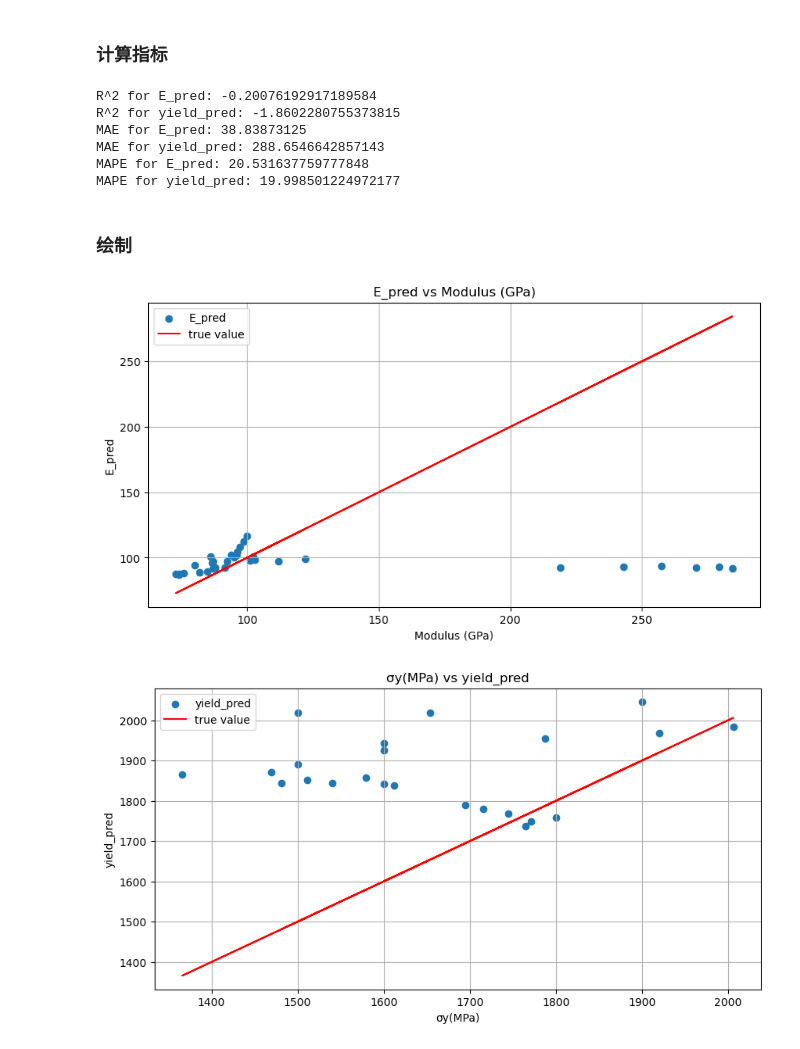
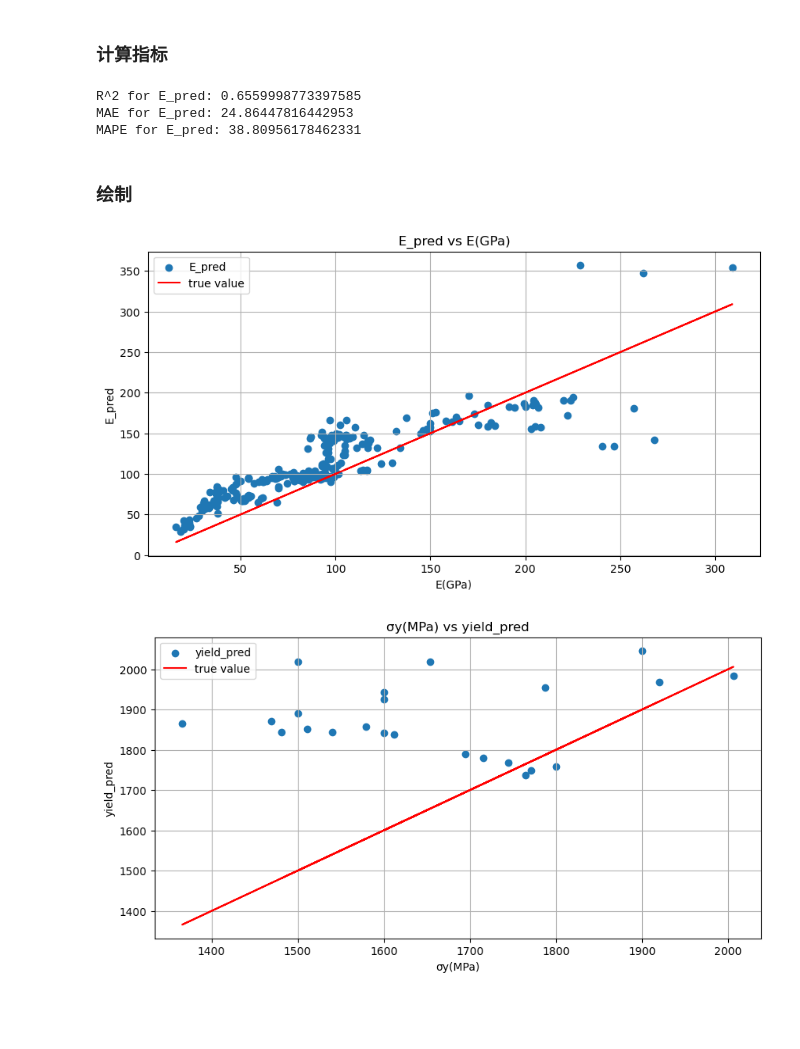
Before and after one commit to yuyouyu32/BMG_Data_SHU, a Jupyter notebook: Young's modulus pred.ipynb, the cells around one changed output. Saved outputs shown, nothing was run; the diff lists cells and outputs as text; code cells hidden in the pictures; blank space fills up the shorter version.

```diff
--- a/Young's modulus pred.ipynb
+++ b/Young's modulus pred.ipynb
@@ -75,32 +65,29 @@ data_o['yield_pred'] = (data_o['E_pred']/ 50 )* 1000
 def mean_absolute_percentage_error(y_true, y_pred):
     return np.mean(np.abs((y_true - y_pred) / y_true)) * 100
 # %%
-data_o_filtered_e = data_o.dropna(subset=['E_pred', 'Modulus (GPa)'])
-data_o_filtered_yield = data_o.dropna(subset=['yield_pred', 'σy(MPa)'])
+data_o_filtered_e = data_o.dropna(subset=['E_pred', 'E(GPa)'])
+# data_o_filtered_yield = data_o.dropna(subset=['yield_pred', 'σy(MPa)'])
 
 # R^2
-r2_e_pred = r2_score(data_o_filtered_e['Modulus (GPa)'], data_o_filtered_e['E_pred'])
-r2_yield_pred = r2_score(data_o_filtered_yield['σy(MPa)'], data_o_filtered_yield['yield_pred'])
+r2_e_pred = r2_score(data_o_filtered_e['E(GPa)'], data_o_filtered_e['E_pred'])
+# r2_yield_pred = r2_score(data_o_filtered_yield['σy(MPa)'], data_o_filtered_yield['yield_pred'])
 
-# MSE
-mse_e_pred = mean_absolute_error(data_o_filtered_e['Modulus (GPa)'], data_o_filtered_e['E_pred'])
-mse_yield_pred = mean_absolute_error(data_o_filtered_yield['σy(MPa)'], data_o_filtered_yield['yield_pred'])
+# MAE
+mae_e_pred = mean_absolute_error(data_o_filtered_e['E(GPa)'], data_o_filtered_e['E_pred'])
+# mse_yield_pred = mean_absolute_error(data_o_filtered_yield['σy(MPa)'], data_o_filtered_yield['yield_pred'])
 # MAPE
-mape_e_pred = mean_absolute_percentage_error(data_o_filtered_e['Modulus (GPa)'], data_o_filtered_e['E_pred'])
-mape_yield_pred = mean_absolute_percentage_error(data_o_filtered_yield['σy(MPa)'], data_o_filtered_yield['yield_pred'])
+mape_e_pred = mean_absolute_percentage_error(data_o_filtered_e['E(GPa)'], data_o_filtered_e['E_pred'])
+# mape_yield_pred = mean_absolute_percentage_error(data_o_filtered_yield['σy(MPa)'], data_o_filtered_yield['yield_pred'])
 
 print('R^2 for E_pred:', r2_e_pred)
-print('R^2 for yield_pred:', r2_yield_pred)
+# print('R^2 for yield_pred:', r2_yield_pred)
 
-print('MAE for E_pred:', mse_e_pred)
-print('MAE for yield_pred:', mse_yield_pred)
+print('MAE for E_pred:', mae_e_pred)
+# print('MAE for yield_pred:', mse_yield_pred)
 
 print('MAPE for E_pred:', mape_e_pred)
-print('MAPE for yield_pred:', mape_yield_pred)
+# print('MAPE for yield_pred:', mape_yield_pred)
 # %% [output]
-R^2 for E_pred: -0.20076192917189584
-R^2 for yield_pred: -1.8602280755373815
-MAE for E_pred: 38.83873125
-MAE for yield_pred: 288.6546642857143
-MAPE for E_pred: 20.531637759777848
-MAPE for yield_pred: 19.998501224972177
+R^2 for E_pred: 0.6559998773397585
+MAE for E_pred: 24.86447816442953
+MAPE for E_pred: 38.80956178462331
@@ -109,21 +98,21 @@ MAPE for yield_pred: 19.998501224972177
 # %%
 import matplotlib.pyplot as plt
 import pandas as pd
-data_o = pd.read_excel("./first_process/data_processed.xlsx")
+data_o = pd.read_excel("./Wang's Data/data_processed.xlsx")
 # %%
-data_o_filtered_e = data_o.dropna(subset=['E_pred', 'Modulus (GPa)'])
+data_o_filtered_e = data_o.dropna(subset=['E_pred', 'E(GPa)'])
 
 plt.figure(figsize=(10, 5))
-plt.scatter(data_o_filtered_e['Modulus (GPa)'], data_o_filtered_e['E_pred'], label='E_pred', marker='o')
-plt.plot(data_o_filtered_e['Modulus (GPa)'], data_o_filtered_e['Modulus (GPa)'], label='true value', linestyle='-', color='red')
-plt.xlabel('Modulus (GPa)')
+plt.scatter(data_o_filtered_e['E(GPa)'], data_o_filtered_e['E_pred'], label='E_pred', marker='o')
+plt.plot(data_o_filtered_e['E(GPa)'], data_o_filtered_e['E(GPa)'], label='true value', linestyle='-', color='red')
+plt.xlabel('E(GPa)')
 plt.ylabel('E_pred')
-plt.title('E_pred vs Modulus (GPa)')
+plt.title('E_pred vs E(GPa)')
 plt.legend()
 plt.grid()
 plt.show()
 # %% [output]
-[figure, old version]
+[figure, new version]
 # %%
 data_o_filtered_yield = data_o.dropna(subset=['yield_pred', 'σy(MPa)'])
 plt.figure(figsize=(10, 5))
```
Also changed, not shown: parts of 3 cells of this notebook, 21 other files.
